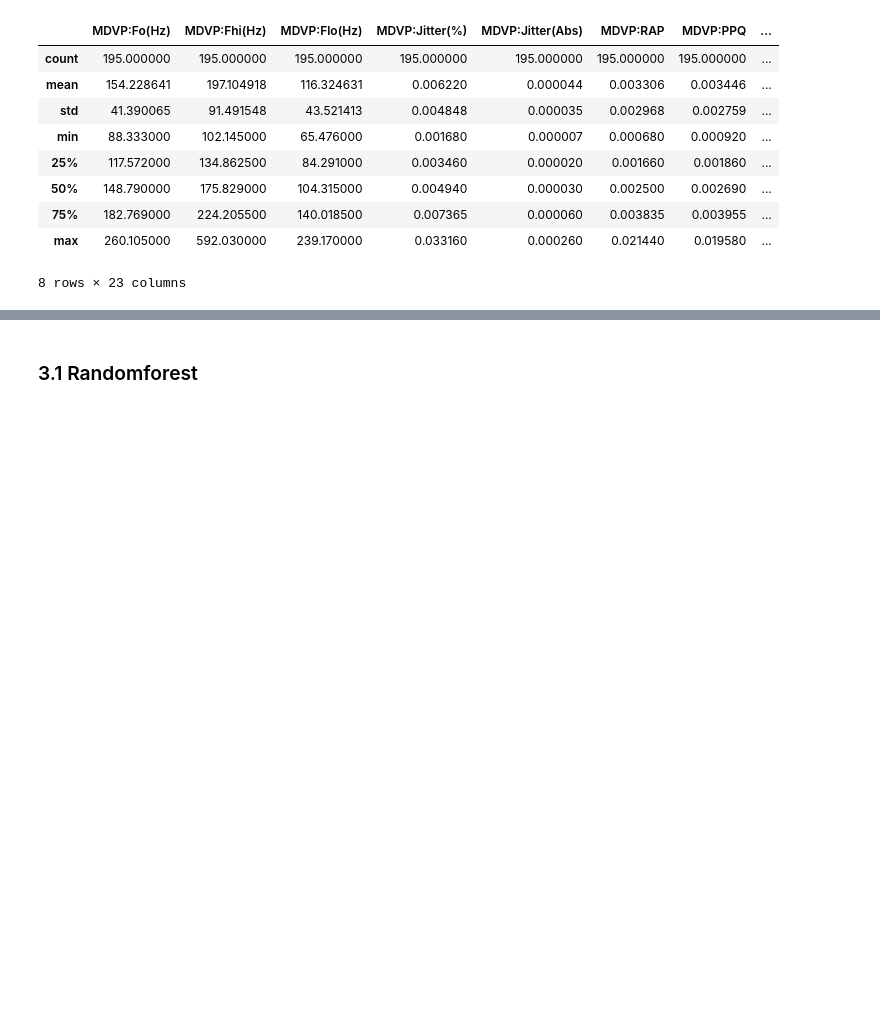
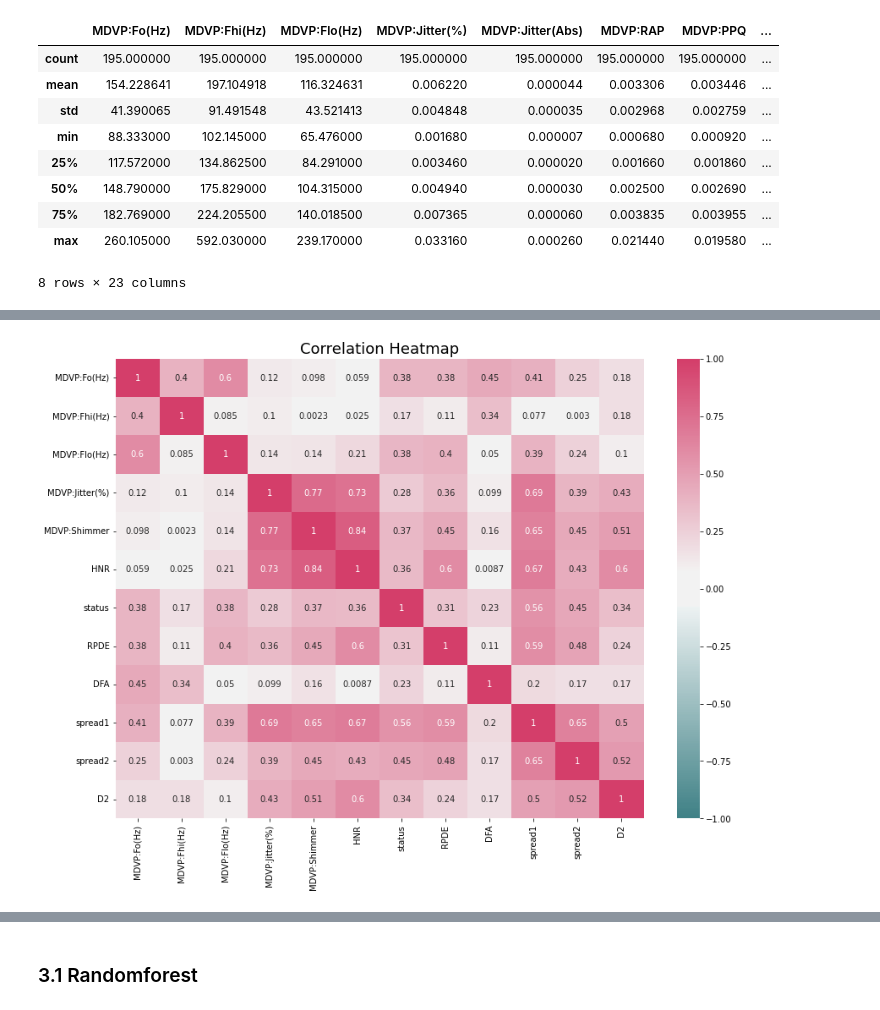
Before and after one commit to HendrikReitsma/supervised_learning_dsls, a Jupyter notebook: supervised_hendrik_reitsma_444264.ipynb, the cells around one changed output, grey strips where cells are left out. Cells and saved outputs as stored; diff of their text form; code cells hidden in the pictures; blank space fills up the shorter version.

```diff
--- a/supervised_hendrik_reitsma_444264.ipynb
+++ b/supervised_hendrik_reitsma_444264.ipynb
@@ -56,0 +100,8 @@ df.describe()
+# %%
+df = df[['MDVP:Fo(Hz)', 'MDVP:Fhi(Hz)', 'MDVP:Flo(Hz)', 'MDVP:Jitter(%)',
+       'MDVP:Shimmer', 'HNR', 'status', 'RPDE', 'DFA',
+       'spread1', 'spread2', 'D2']]
+# %%
+correlation_heatmap(df)
+# %% [output]
+[figure, added]
```
Also changed, not shown: parts of 114 cells of this notebook, 5 other files.
